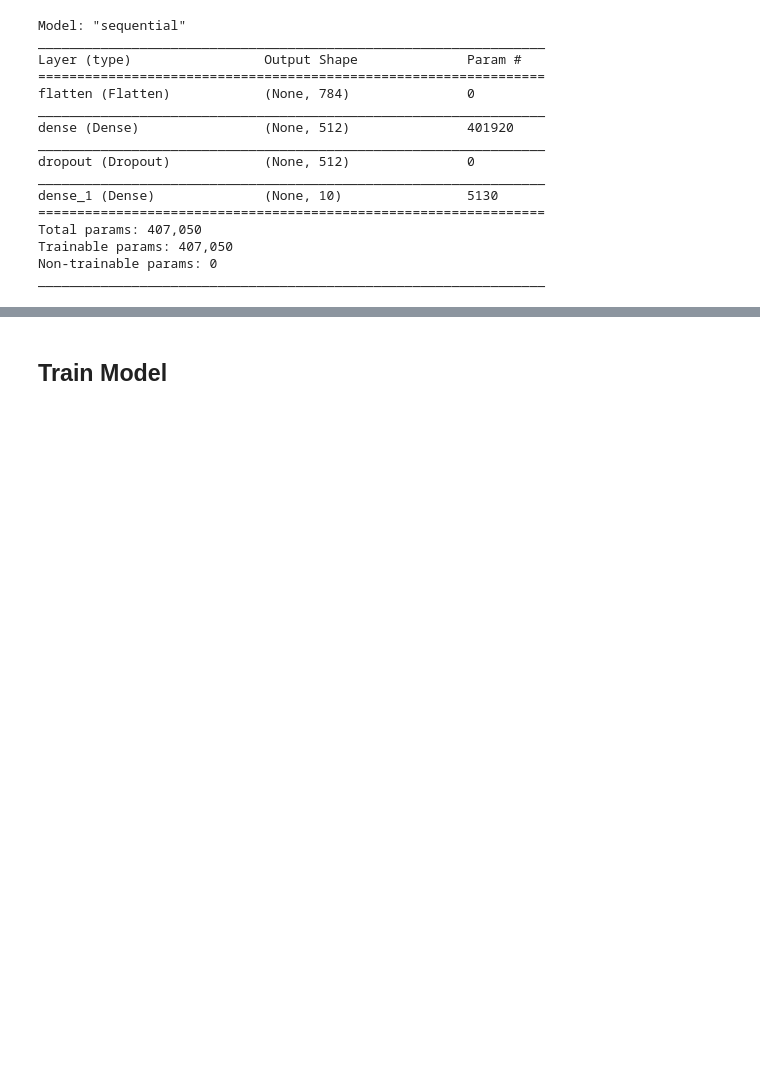
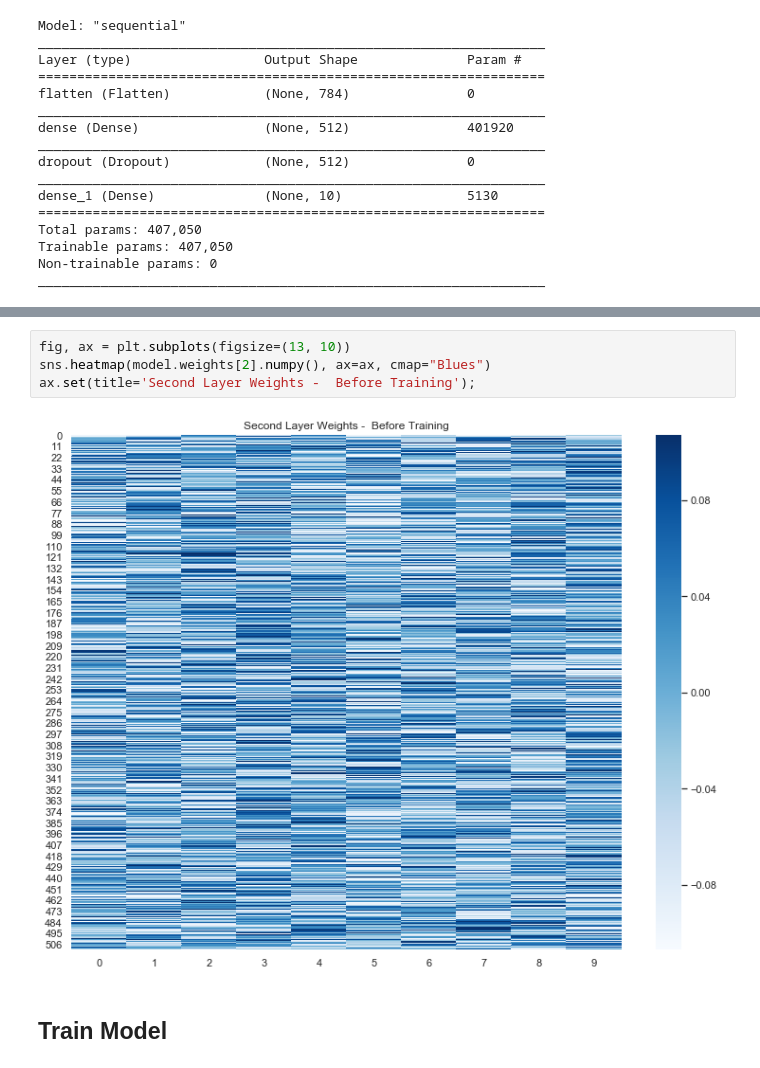
Before and after one commit to juanitorduz/math_deep_learning_summer_school19, a Jupyter notebook: keras/mnist_sequential.ipynb, the cells around one changed output, grey strips where cells are left out. Drawn from its saved outputs; the diff is of its cells as text; blank space fills up the shorter version.

```diff
--- a/keras/mnist_sequential.ipynb
+++ b/keras/mnist_sequential.ipynb
@@ -119,3 +131,9 @@ ax.set(title='Prediction with Random Initialization');
+# %%
+fig, ax = plt.subplots(figsize=(13, 10))
+sns.heatmap(model.weights[2].numpy(), ax=ax, cmap="Blues")
+ax.set(title='Second Layer Weights -  Before Training');
+# %% [output]
+[figure, added]
 # %% [markdown]
 ## Train Model
 # %%
```
Also changed, not shown: parts of 17 cells of this notebook.
